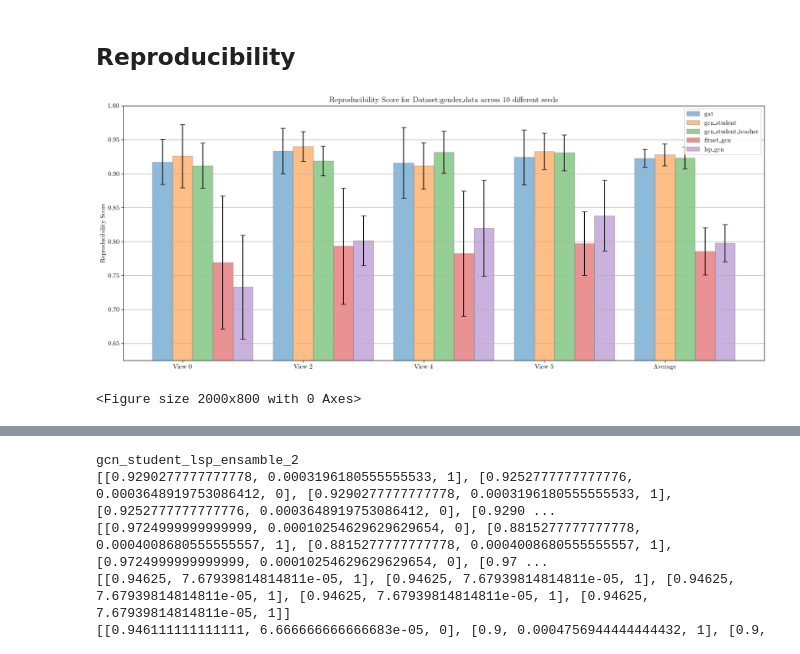
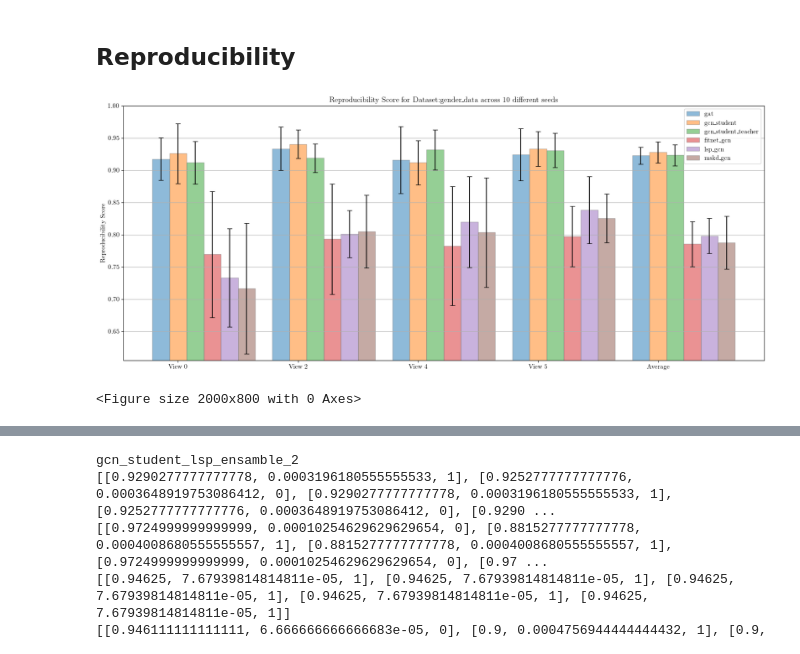
Before and after one commit to LorenzoStigliano/thesis-imperial, a Jupyter notebook: src/notebooks/study_GSP_gat_gcn.ipynb, the cells around one changed output, grey strips where cells are left out. Cells and saved outputs as stored; diff of their text form; code cells hidden in the pictures.

```diff
--- a/src/notebooks/study_GSP_gat_gcn.ipynb
+++ b/src/notebooks/study_GSP_gat_gcn.ipynb
@@ -20,25 +20,25 @@ from models.model_config_GSP import *
 # %%
 import matplotlib.pyplot as plt
 
 plt.rcParams['text.latex.preamble']=[r"\usepackage{lmodern}"]
 params = {
     'text.usetex' : True,
     'font.size' : 11,
     'font.family' :'lmodern'
 }
 plt.rcParams.update(params)
 
 dataset="gender_data"
 views=[0, 2, 4, 5]
-models=["gat", "gcn_student", "gcn_student_teacher", "fitnet_gcn",  "lsp_gcn"]
-model_args = [gat_args, gcn_student_args, gat_student_args, gat_fitnet_student_args, gat_lsp_student_args]
+models=["gat", "gcn_student", "gcn_student_teacher", "fitnet_gcn", "lsp_gcn", "mskd_gcn"]
+model_args = [gat_args, gcn_student_args, gat_student_args, gat_fitnet_student_args, gat_lsp_student_args, gat_mskd_student_args]
 CV=["3Fold", "5Fold", "10Fold"]
 runs=[i for i in range(10)]
 save_fig=False
 
 plot_bar_chart_reproducibility_mulitple_runs(dataset, views, models, CV, runs, students=[-1,-1,-1,-1,-1,-1], model_args=model_args, save_fig=False)
 # %% [output]
-[figure, old version]
+[figure, new version]
 <Figure size 2000x800 with 0 Axes>
 # %%
 for view in [0,2,4,5]:
```
Also changed, not shown: parts of 9 cells of this notebook, 16 other files.
